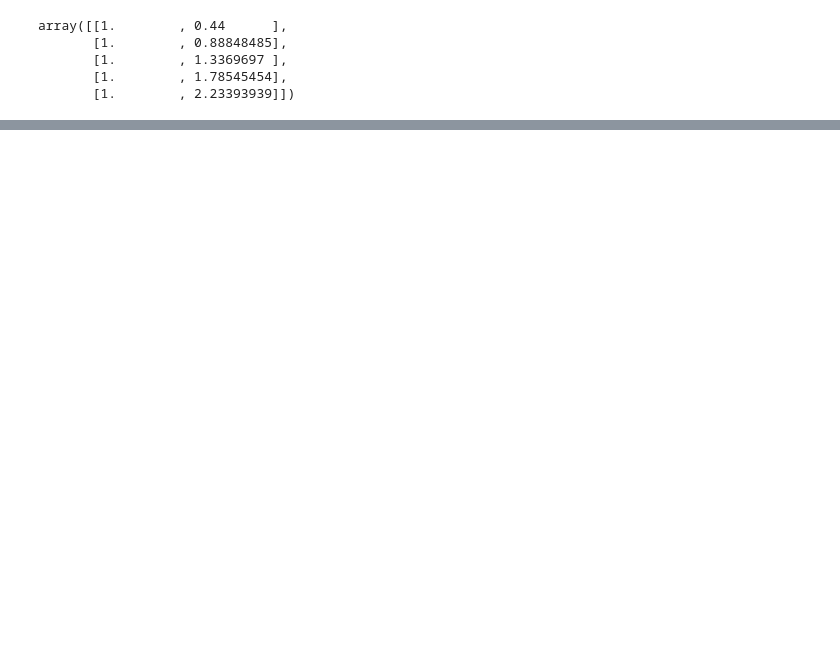
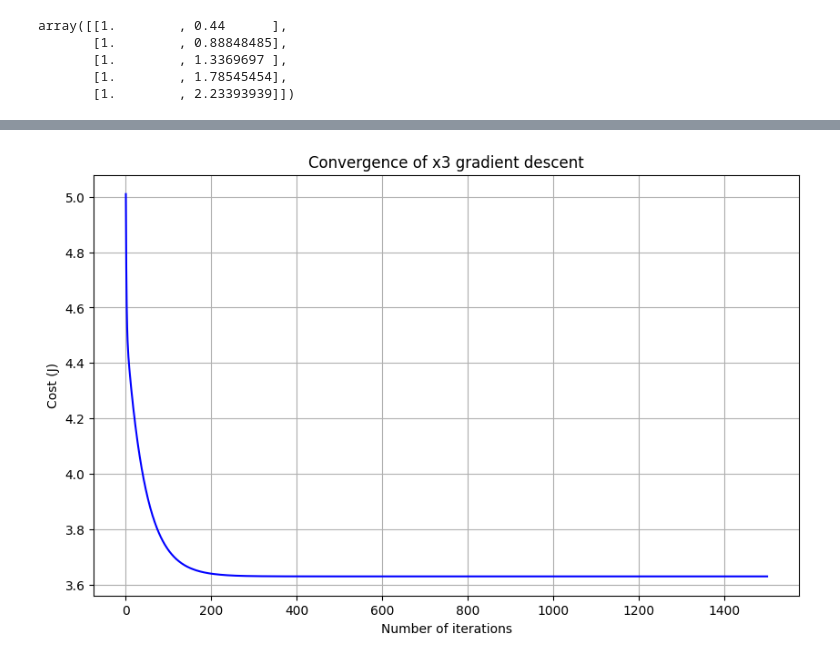
Before and after one commit to mburkey3/Intro_to_ML, a Jupyter notebook: MB_Assignment1.ipynb, the cells around one changed output, grey strips where cells are left out. Drawn from its saved outputs; the diff is of its cells as text; code cells hidden in the pictures; blank space fills up the shorter version.

```diff
--- a/MB_Assignment1.ipynb
+++ b/MB_Assignment1.ipynb
@@ -272,0 +301,14 @@ plt.show()
+# %%
+## Gradient descent for x3
+plt.plot(range(1, iterations3 + 1), cost_history3, color='blue')
+plt.rcParams["figure.figsize"] = (10, 6)
+plt.grid(True)
+
+plt.xlabel('Number of iterations')
+plt.ylabel('Cost (J)')
+plt.title('Convergence of x3 gradient descent')
+
+# Show the plot
+plt.show()
+# %% [output]
+[figure, added]
```
Also changed, not shown: parts of 10 cells of this notebook.
